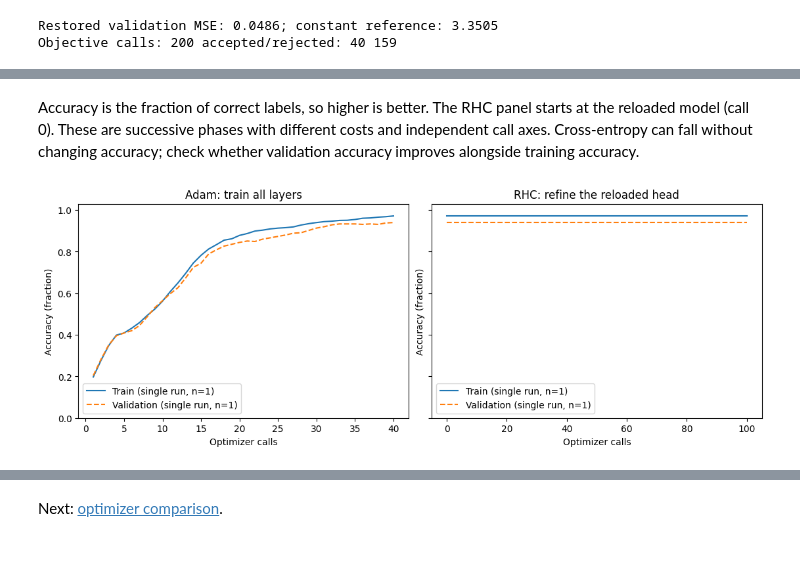
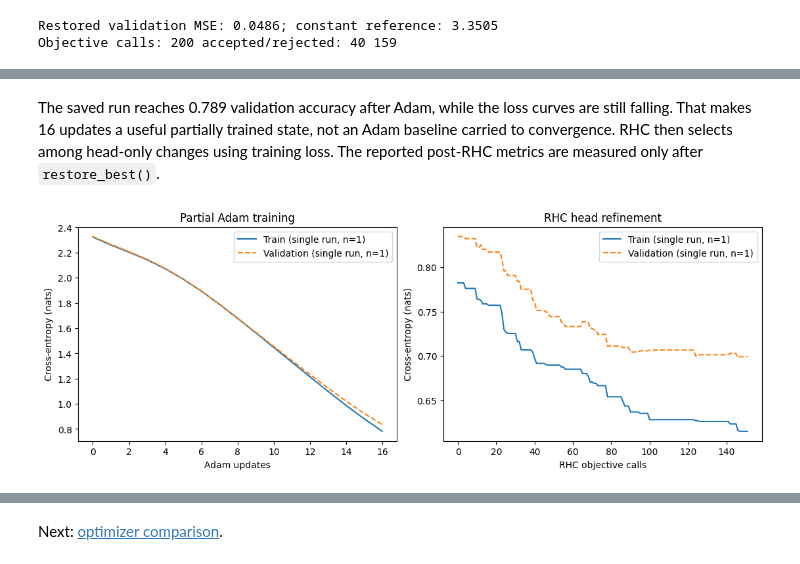
Before and after one commit to jlm429/pyperch, a Jupyter notebook: examples/notebooks/01_native_training.ipynb, the cells around one changed output, grey strips where cells are left out. Cells and saved outputs as stored; diff of their text form; code cells hidden in the pictures.

Commit message:
Revise native training examples and plotting docs

```diff
--- a/examples/notebooks/01_native_training.ipynb
+++ b/examples/notebooks/01_native_training.ipynb
@@ -64,8 +65,10 @@ X = rng.normal(size=(320, 4)).astype("float32")
 y = 1.5 * X[:, 0] - X[:, 1] + 0.5 * X[:, 2] + rng.normal(0, 0.2, 320)
 y = y.astype("float32")[:, None]
 X_train, X_valid, y_train, y_valid = [
-    torch.tensor(a) for a in train_test_split(X, y, test_size=0.25, random_state=42)
+    torch.tensor(array)
+    for array in train_test_split(X, y, test_size=0.25, random_state=42)
 ]
+
 torch.manual_seed(42)
 model = nn.Linear(4, 1)
 loss_fn = nn.MSELoss()
@@ -78,11 +81,12 @@ def closure():
 
 
 losses = {"Train": [], "Validation": []}
-for _iteration in range(200):
+for _ in range(200):
     optimizer.step(closure)
     with torch.no_grad():
         losses["Train"].append(loss_fn(model(X_train), y_train).item())
         losses["Validation"].append(loss_fn(model(X_valid), y_valid).item())
+
 optimizer.restore_best()
 with torch.no_grad():
     restored_mse = loss_fn(model(X_valid), y_valid).item()
@@ -119,6 +121,6 @@ ax.axhline(
     reference_mse, color="gray", linestyle=":", label="Constant validation reference"
 )
 plot_training_curve(curve, ax=ax)
-ax.set_title("RHC regression: progress over calls")
+ax.set_title("RHC regression")
 plt.show()
 # %% [output]
@@ -212,22 +234,35 @@ Validation accuracy before RHC: 0.940; after restore: 0.940
-# %% [markdown]
-Accuracy is the fraction of correct labels, so higher is better. The RHC panel
-starts at the reloaded model (call 0). These are successive phases with different
-costs and independent call axes. Cross-entropy can fall without changing accuracy;
-check whether validation accuracy improves alongside training accuracy.
+# %% [markdown]
+The saved run reaches 0.789 validation accuracy after Adam, while the loss
+curves are still falling. That makes 16 updates a useful partially trained state,
+not an Adam baseline carried to convergence. RHC then selects among head-only
+changes using training loss. The reported post-RHC metrics are measured only after
+`restore_best()`.
 # %%
-fig, axes = plt.subplots(1, 2, figsize=(11, 4), sharey=True, layout="constrained")
-for ax, x, scores, title in [
-    (axes[0], np.arange(1, 41), adam_scores, "Adam: train all layers"),
-    (axes[1], np.arange(101), rhc_scores, "RHC: refine the reloaded head"),
+fig, axes = plt.subplots(1, 2, figsize=(11, 4), layout="constrained")
+for ax, x, scores, title, x_label in [
+    (
+        axes[0],
+        np.arange(17),
+        adam_losses,
+        "Partial Adam training",
+        "Adam updates",
+    ),
+    (
+        axes[1],
+        np.arange(152),
+        rhc_losses,
+        "RHC head refinement",
+        "RHC objective calls",
+    ),
 ]:
-    plot_training_curve(
-        prepare_training_curve(
-            x, scores, metric="Accuracy (fraction)", x_label="Optimizer calls"
-        ),
-        ax=ax,
+    curve = prepare_training_curve(
+        x,
+        scores,
+        metric="Cross-entropy (nats)",
+        x_label=x_label,
     )
+    plot_training_curve(curve, ax=ax)
     ax.set_title(title)
-    ax.set_ylim(0, 1.03)
 plt.show()
 # %% [output]
-[figure, old version]
+[figure, new version]
```
Also changed, not shown: parts of 15 cells of this notebook, 3 other files.
